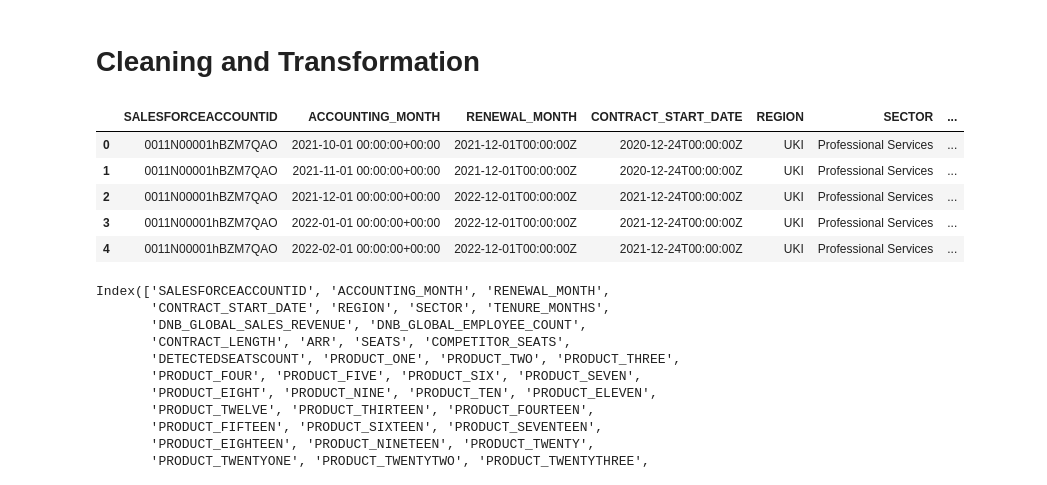
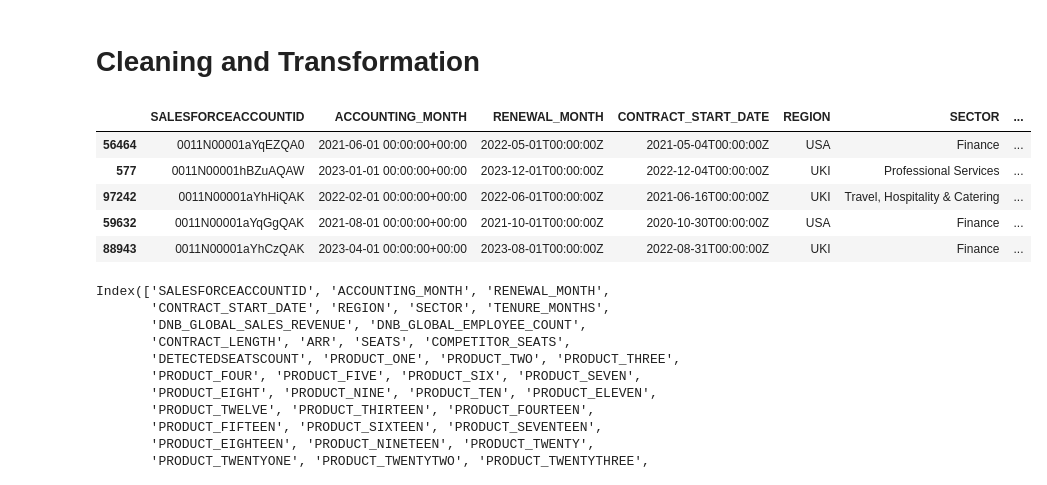
Before and after one commit to jmoro0408/Customer_Churn, a Jupyter notebook: notebooks/2_cleaning.ipynb, the cells around one changed output. Saved outputs shown, nothing was run; the diff lists cells and outputs as text; code cells hidden in the pictures.

```diff
--- a/notebooks/2_cleaning.ipynb
+++ b/notebooks/2_cleaning.ipynb
@@ -27,7 +29,7 @@ perc_pos_prior
 # %%
 X = df.drop('CHURN', axis = 1)
 y = df['CHURN']
-X_train, X_test, y_train, y_test = train_test_split(X, y, test_size=0.2, random_state=42, stratify = y) # 80:20 train:test split
+X_train, X_train_train_train_test, y_train, y_test = train_test_split(X, y, test_size=0.2, random_state=42, stratify = y) # 80:20 train:test split
 # %%
 y_train_unique, y_train_counts = np.unique(y_train, return_counts=True)
 y_test_unique, y_test_counts = np.unique(y_test, return_counts=True)
@@ -48,12 +50,12 @@ Now we have a stratified train test split we can put aside the test set for futu
 # %% [markdown]
 # Cleaning and Transformation
 # %%
-X.head()
+X_train.head()
 # %% [output]
 |  | SALESFORCEACCOUNTID | ACCOUNTING_MONTH | RENEWAL_MONTH | CONTRACT_START_DATE | REGION | SECTOR | ... |
-| 0 | 0011N00001hBZM7QAO | 2021-10-01 00:00:00+00:00 | 2021-12-01T00:00:00Z | 2020-12-24T00:00:00Z | UKI | Professional Services | ... |
-| 1 | 0011N00001hBZM7QAO | 2021-11-01 00:00:00+00:00 | 2021-12-01T00:00:00Z | 2020-12-24T00:00:00Z | UKI | Professional Services | ... |
-| 2 | 0011N00001hBZM7QAO | 2021-12-01 00:00:00+00:00 | 2022-12-01T00:00:00Z | 2021-12-24T00:00:00Z | UKI | Professional Services | ... |
-| 3 | 0011N00001hBZM7QAO | 2022-01-01 00:00:00+00:00 | 2022-12-01T00:00:00Z | 2021-12-24T00:00:00Z | UKI | Professional Services | ... |
-| 4 | 0011N00001hBZM7QAO | 2022-02-01 00:00:00+00:00 | 2022-12-01T00:00:00Z | 2021-12-24T00:00:00Z | UKI | Professional Services | ... |
+| 56464 | 0011N00001aYqEZQA0 | 2021-06-01 00:00:00+00:00 | 2022-05-01T00:00:00Z | 2021-05-04T00:00:00Z | USA | Finance | ... |
+| 577 | 0011N00001hBZuAQAW | 2023-01-01 00:00:00+00:00 | 2023-12-01T00:00:00Z | 2022-12-04T00:00:00Z | UKI | Professional Services | ... |
+| 97242 | 0011N00001aYhHiQAK | 2022-02-01 00:00:00+00:00 | 2022-06-01T00:00:00Z | 2021-06-16T00:00:00Z | UKI | Travel, Hospitality & Catering | ... |
+| 59632 | 0011N00001aYqGgQAK | 2021-08-01 00:00:00+00:00 | 2021-10-01T00:00:00Z | 2020-10-30T00:00:00Z | USA | Finance | ... |
+| 88943 | 0011N00001aYhCzQAK | 2023-04-01 00:00:00+00:00 | 2023-08-01T00:00:00Z | 2022-08-31T00:00:00Z | UKI | Finance | ... |
 # %%
```
Also changed, not shown: parts of 58 cells of this notebook.
